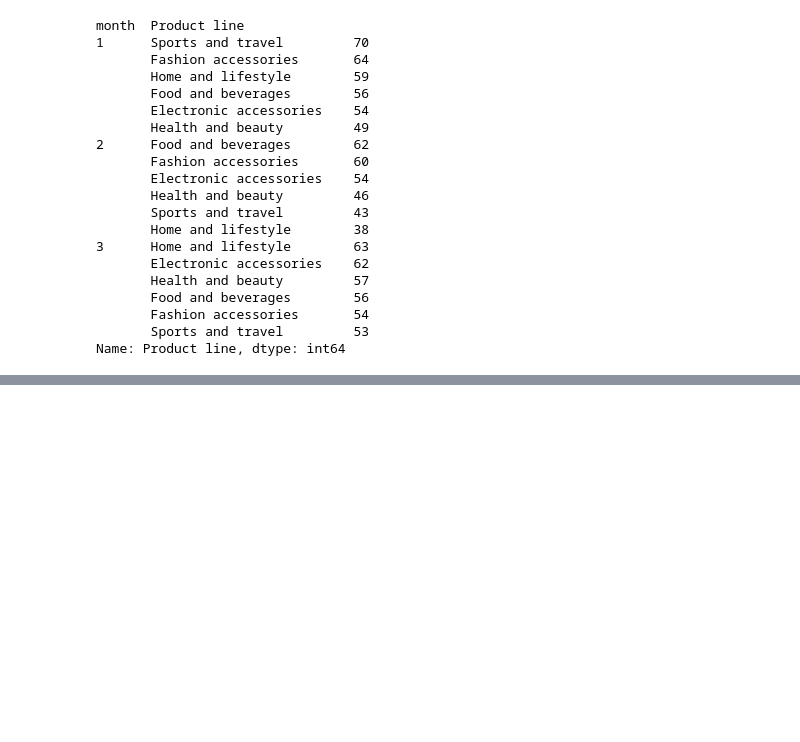
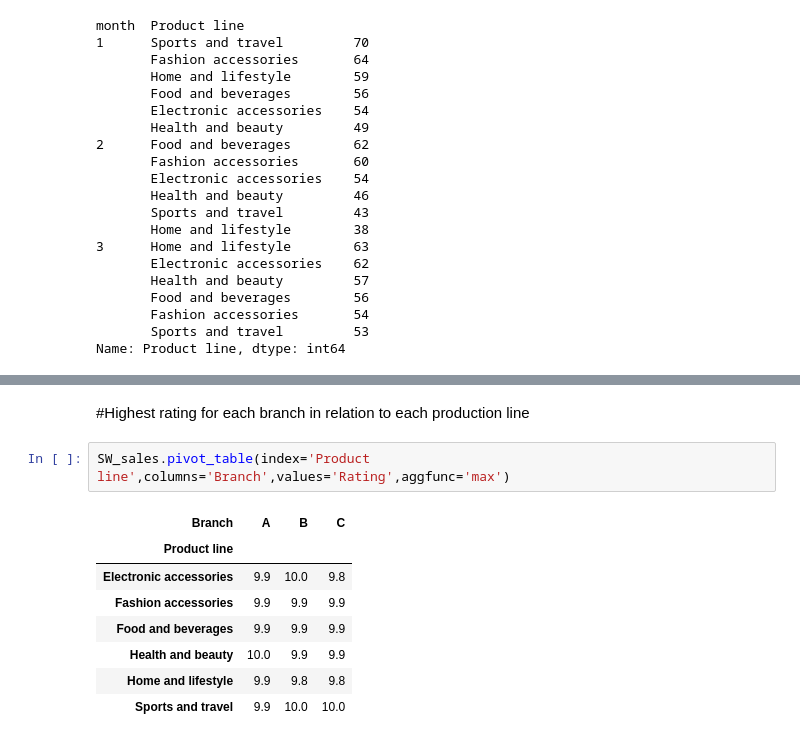
Before and after one commit to KalpitWalekar/projects, a Jupyter notebook: SM_Sales_Data_Project.ipynb, the cells around one changed output, grey strips where cells are left out. Cells and saved outputs as stored; diff of their text form; blank space fills up the shorter version.

```diff
--- a/SM_Sales_Data_Project.ipynb
+++ b/SM_Sales_Data_Project.ipynb
@@ -312,0 +350,13 @@ SW_sales.head(2)
+# %% [markdown]
+#Highest rating for each branch in relation to each production line
+# %%
+SW_sales.pivot_table(index='Product line',columns='Branch',values='Rating',aggfunc='max')
+# %% [output]
+| Branch | A | B | C |
+| Product line |  |  |  |
+| Electronic accessories | 9.9 | 10.0 | 9.8 |
+| Fashion accessories | 9.9 | 9.9 | 9.9 |
+| Food and beverages | 9.9 | 9.9 | 9.9 |
+| Health and beauty | 10.0 | 9.9 | 9.9 |
+| Home and lifestyle | 9.9 | 9.8 | 9.8 |
+| Sports and travel | 9.9 | 10.0 | 10.0 |
```
Also changed, not shown: parts of 11 cells of this notebook.
